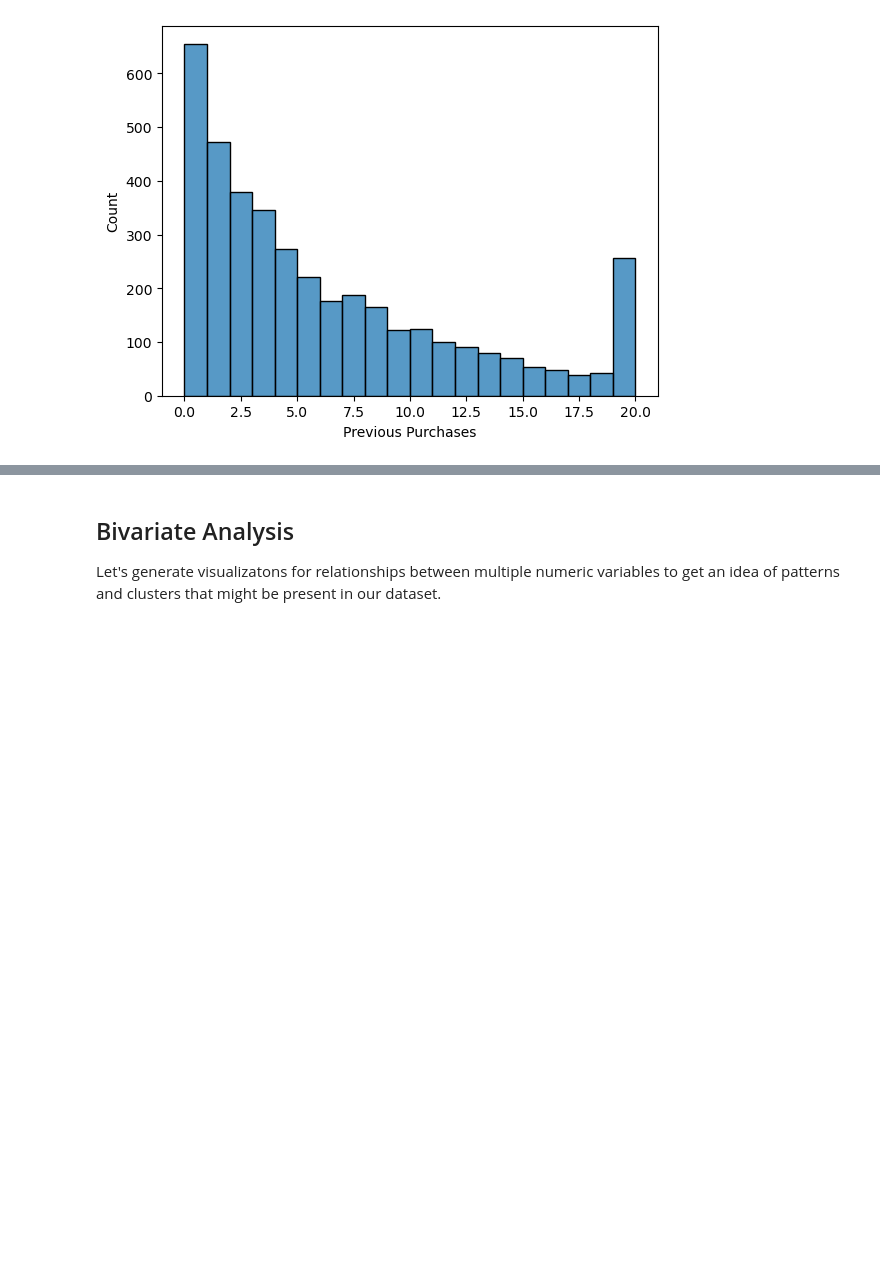
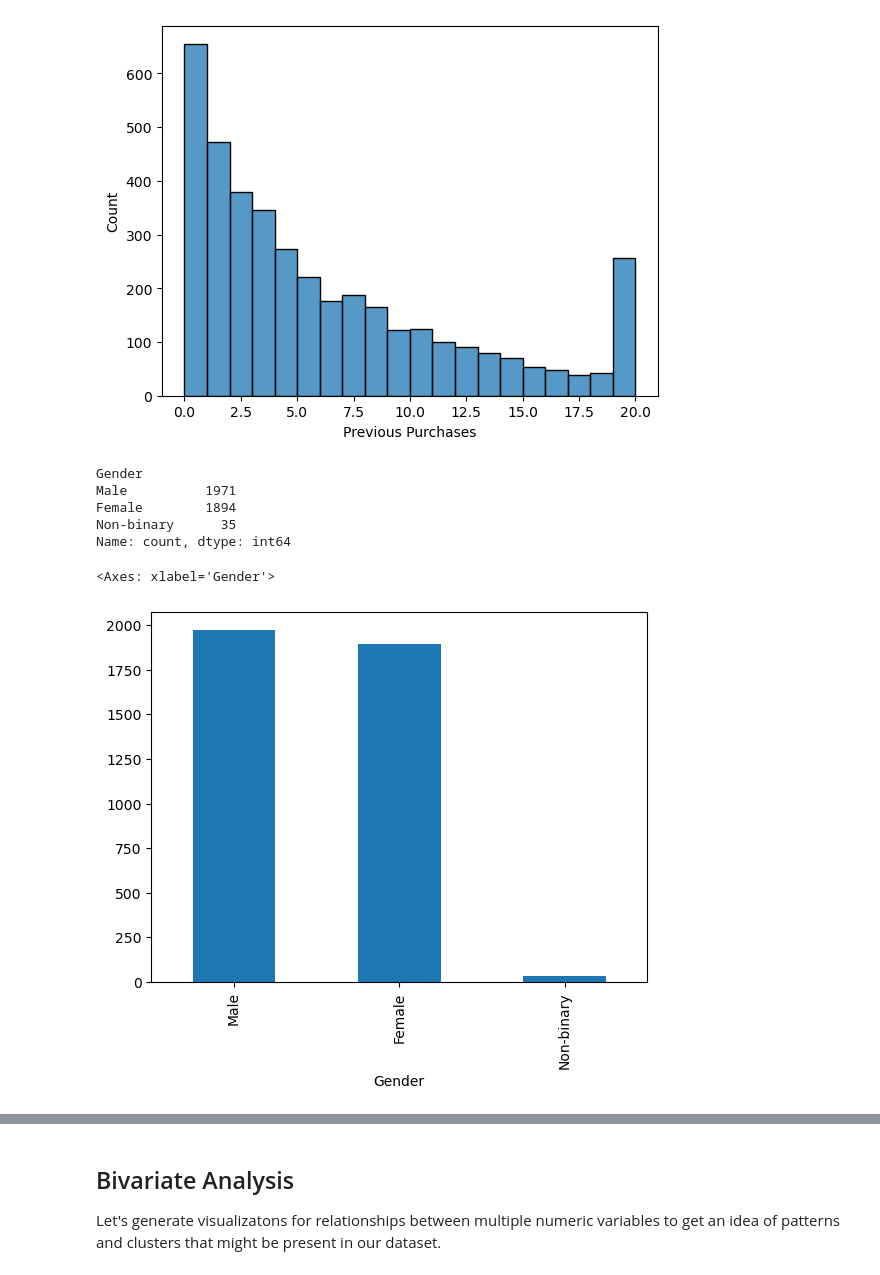
Before and after one commit to ufomaok/shopping_behavior, a Jupyter notebook: code/01explore.ipynb, the cells around one changed output, grey strips where cells are left out. Cells and saved outputs as stored; diff of their text form; code cells hidden in the pictures; blank space fills up the shorter version.

```diff
--- a/code/01explore.ipynb
+++ b/code/01explore.ipynb
@@ -83,12 +83,22 @@ sns.histplot(data = df, x = 'Previous Purchases')
 # TODO: count the frequency of unique values in the "Gender" column, save this value into a new dataframe named "gender_counts"
 # Documentation: https://pandas.pydata.org/docs/reference/api/pandas.DataFrame.value_counts.html
 
-...
+gender_counts = df.value_counts('Gender')
+gender_counts
+# %% [output]
+Gender
+Male          1971
+Female        1894
+Non-binary      35
+Name: count, dtype: int64
 # %%
 # TODO: plot a matplotlib barplot for the gender_counts dataframe
 # Documentation: https://pandas.pydata.org/docs/reference/api/pandas.DataFrame.plot.bar.html
 
-...
+gender_counts.plot.bar()
+# %% [output]
+<Axes: xlabel='Gender'>
+[figure, added]
 # %%
 # TODO: count the frequency of unique values in the "Season" column, save this value into a new dataframe named "season_counts"
 
```
Also changed, not shown: parts of 6 cells of this notebook.
